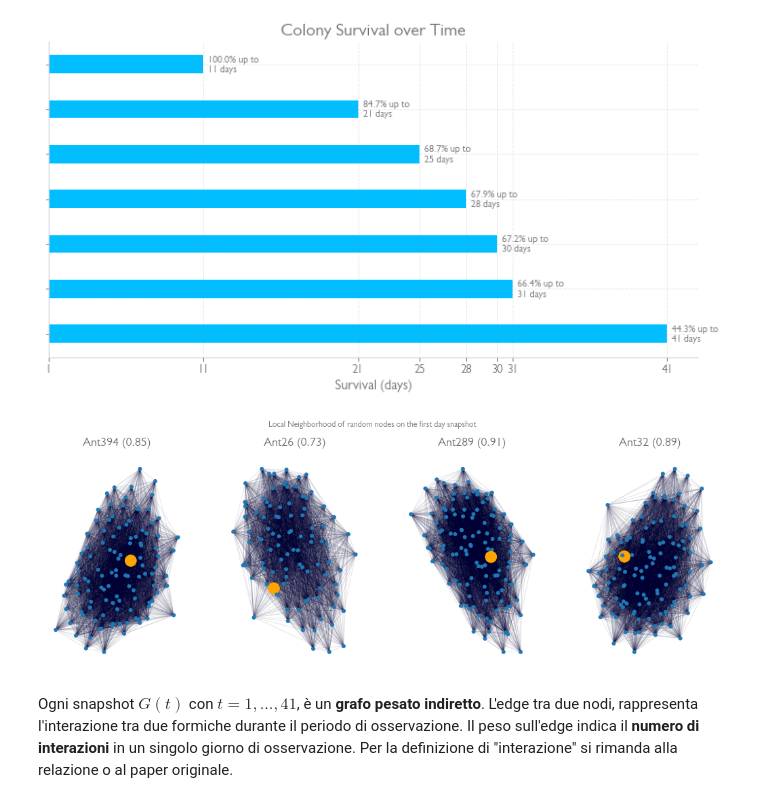
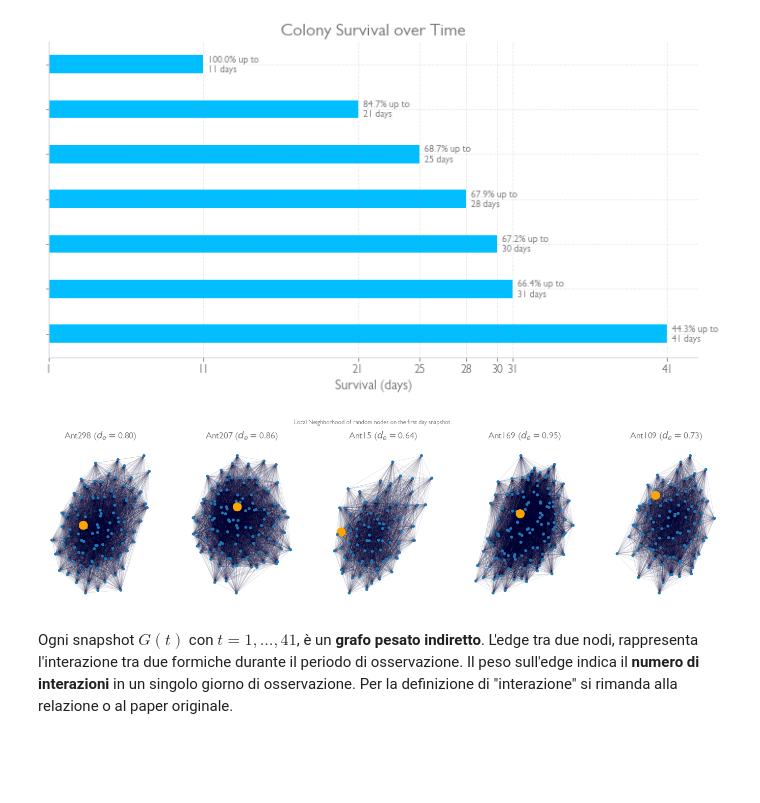
Before and after one commit to PRFina/AVRC-Ants-Colony-Complex-Network, a Jupyter notebook: Esame_AVRC.ipynb, the cells around one changed output. Saved outputs shown, nothing was run; the diff lists cells and outputs as text; code cells hidden in the pictures; blank space fills up the shorter version.

```diff
--- a/Esame_AVRC.ipynb
+++ b/Esame_AVRC.ipynb
@@ -81,9 +81,11 @@ network_data = {
     "prefix": "ant_mersch_",
     "chosen_colony": "col2",
     "cut_threshold":  10, #8 sembra essere un buon valore, tiene forma della distribuzione di densità simile e taglia abbastanza
-    "n_sims": 10 # number of random simulations
+    "n_sims": 10, # number of random simulations
+    "omega_n_sims":10 # numbero of random simulation for small world omega coefficient
 }
 
+# dictionary to store figures and then preprare for export
 figures = {}
 # %% [markdown]
 # 1.&nbsp;Network Analysis
@@ -243,24 +229,39 @@ figures['colony_survival_time'] = fig
 # %% [output]
 [figure]
 # %%
-n_nodes= 4
-fig, axes = plt.subplots(1,n_nodes, figsize=(18,6))
+def highlight_nodes(G, nodes, color=(0.1,0.5,0.9,1.0), default_size=25):
+    color_map = []
+    sizes = []
+
+    for node in G.nodes():
+        if node in nodes:
+            color_map.append('orange')
+            sizes.append(default_size ** 1.75)
+
+        else:
+            color_map.append('#1f78b4')
+            sizes.append(default_size)
+
+    return color_map, sizes
+
+n_nodes= 5
+fig, axes = plt.subplots(1,n_nodes, figsize=(24,6))
 random_nodes = np.random.choice(Gs[0].nodes(), size=n_nodes, replace=False)
 
 for node, ax in zip(random_nodes, axes.ravel()):
     local = nx.generators.ego.ego_graph(Gs[0], node)
     layout = nx.spring_layout(local,seed=RND_SEED)
     colors, sizes = highlight_nodes(local, [node])
     nx.draw(local, pos=layout, edge_color=(0,0,0.2,0.1), ax=ax, node_color=colors, node_size=sizes)
     local_over_total = len(local.nodes) / len(Gs[0].nodes) # proportion of local nodes of the ego subgraph wrt all nodes of the entire graph
-    ax.set_title(f"{node} ({local_over_total:0.2f})")
+    ax.set_title(f"{node} ($d_e=${local_over_total:0.2f})")
     print()
 
 fig.suptitle("Local Neighborhood of random nodes on the first day snapshot")
 
 figures['random_nodes_neighbors'] = fig
 # %% [output]
-[figure, old version]
+[figure, new version]
 # %% [markdown]
 Ogni snapshot $G(t)$ con $t=1, \ldots, 41$, è un **grafo pesato indiretto**. L'edge tra due nodi, rappresenta l'interazione tra due formiche durante il periodo di osservazione. Il peso sull'edge indica il **numero di interazioni** in un singolo giorno di osservazione. Per la definizione di "interazione" si rimanda alla relazione o al paper originale.
 # %%
```
Also changed, not shown: parts of 22 cells of this notebook.
